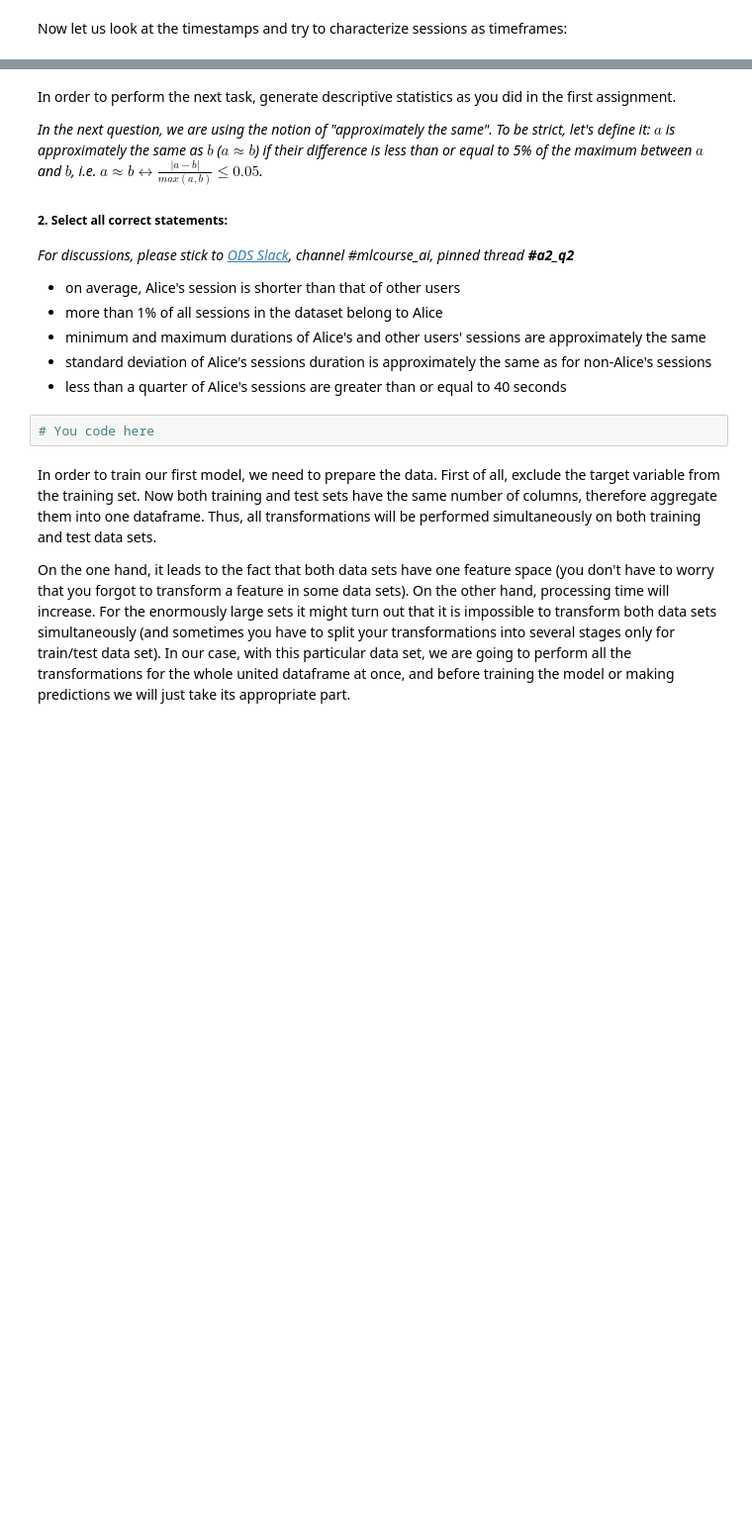
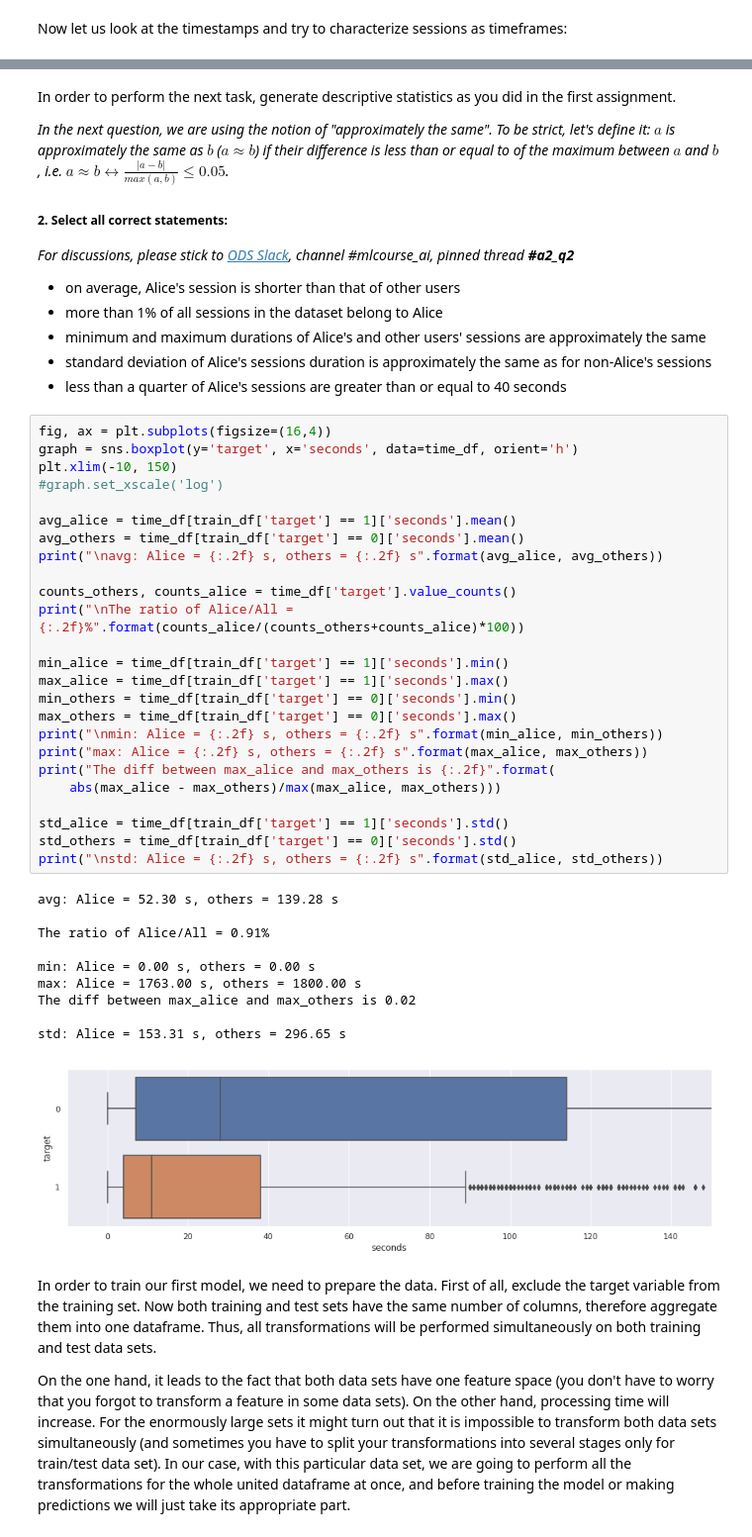
Before and after one commit to hiankun/mlcourse.ai, a Jupyter notebook: jupyter_english/assignments_spring2019/assignment2_part1_alice_logistic_regression.ipynb, the cells around one changed output, grey strips where cells are left out. Shown at 99% size. Drawn from its saved outputs; the diff is of its cells as text; blank space fills up the shorter version.

```diff
--- a/jupyter_english/assignments_spring2019/assignment2_part1_alice_logistic_regression.ipynb
+++ b/jupyter_english/assignments_spring2019/assignment2_part1_alice_logistic_regression.ipynb
@@ -200,7 +200,8 @@ time_df.head()
 # %% [markdown]
 In order to perform the next task, generate descriptive statistics as you did in the first assignment.
 
-*In the next question, we are using the notion of "approximately the same". To be strict, let's define it: $a$ is approximately the same as $b$ ($a \approx b $) if their difference is less than or equal to 5% of the maximum between $a$ and $b$, i.e. $a \approx b \leftrightarrow \frac{|a-b|}{max(a,b)} \leq 0.05$.*
+*In the next question, we are using the notion of "approximately the same". To be strict, let's define it: $a$ is approximately the same as $b$ ($a \approx b $) if their difference is less than or equal to
+of the maximum between $a$ and $b$, i.e. $a \approx b \leftrightarrow \frac{|a-b|}{max(a,b)} \leq 0.05$.*
 
 ##### 2. Select all correct statements:
 *For discussions, please stick to [ODS Slack](https://opendatascience.slack.com/), channel #mlcourse_ai, pinned thread __#a2_q2__*
@@ -210,8 +211,42 @@ In order to perform the next task, generate descriptive statistics as you did in
 - minimum and maximum durations of Alice's and other users' sessions are approximately the same
 - standard deviation of Alice's sessions duration is approximately the same as for non-Alice's sessions
 - less than a quarter of Alice's sessions are greater than or equal to 40 seconds
-# %%
-# You code here
+# %%
+fig, ax = plt.subplots(figsize=(16,4))
+graph = sns.boxplot(y='target', x='seconds', data=time_df, orient='h')
+plt.xlim(-10, 150)
+#graph.set_xscale('log')
+
+avg_alice = time_df[train_df['target'] == 1]['seconds'].mean()
+avg_others = time_df[train_df['target'] == 0]['seconds'].mean()
+print("\navg: Alice = {:.2f} s, others = {:.2f} s".format(avg_alice, avg_others))
+
+counts_others, counts_alice = time_df['target'].value_counts()
+print("\nThe ratio of Alice/All = {:.2f}%".format(counts_alice/(counts_others+counts_alice)*100))
+
+min_alice = time_df[train_df['target'] == 1]['seconds'].min()
+max_alice = time_df[train_df['target'] == 1]['seconds'].max()
+min_others = time_df[train_df['target'] == 0]['seconds'].min()
+max_others = time_df[train_df['target'] == 0]['seconds'].max()
+print("\nmin: Alice = {:.2f} s, others = {:.2f} s".format(min_alice, min_others))
+print("max: Alice = {:.2f} s, others = {:.2f} s".format(max_alice, max_others))
+print("The diff between max_alice and max_others is {:.2f}".format(
+    abs(max_alice - max_others)/max(max_alice, max_others)))
+
+std_alice = time_df[train_df['target'] == 1]['seconds'].std()
+std_others = time_df[train_df['target'] == 0]['seconds'].std()
+print("\nstd: Alice = {:.2f} s, others = {:.2f} s".format(std_alice, std_others))
+# %% [output]
+avg: Alice = 52.30 s, others = 139.28 s
+
+The ratio of Alice/All = 0.91%
+
+min: Alice = 0.00 s, others = 0.00 s
+max: Alice = 1763.00 s, others = 1800.00 s
+The diff between max_alice and max_others is 0.02
+
+std: Alice = 153.31 s, others = 296.65 s
+[figure, added]
 # %% [markdown]
 In order to train our first model, we need to prepare the data. First of all, exclude the target variable from the training set. Now both training and test sets have the same number of columns, therefore aggregate them into one dataframe.  Thus, all transformations will be performed simultaneously on both training and test data sets.
 
```
Also changed, not shown: parts of 6 cells of this notebook.
